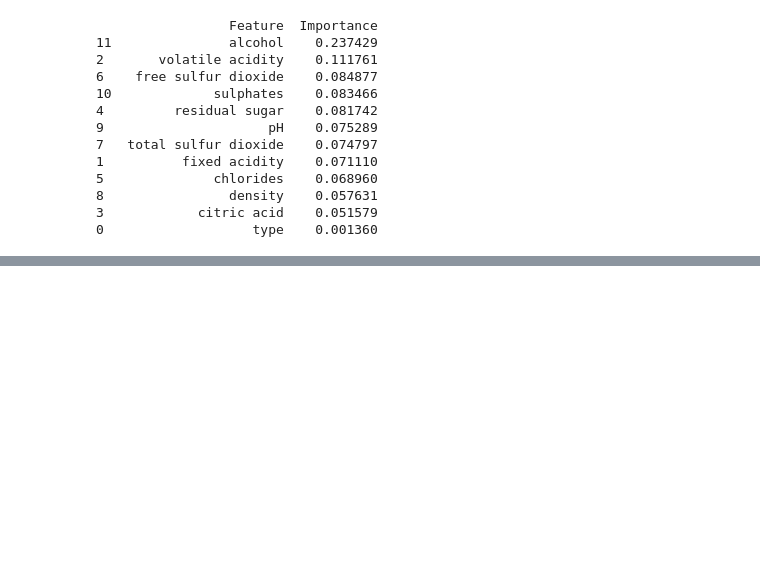
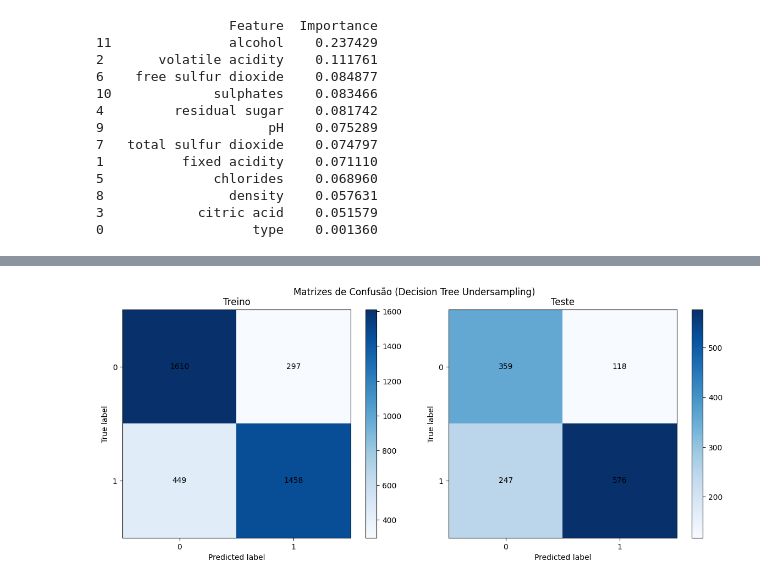
Before and after one commit to BMateusSs/Projeto-PSI3, a Jupyter notebook: decision_tree_wine_quality.ipynb, the cells around one changed output, grey strips where cells are left out. Cells and saved outputs as stored; diff of their text form; code cells hidden in the pictures; blank space fills up the shorter version.

```diff
--- a/decision_tree_wine_quality.ipynb
+++ b/decision_tree_wine_quality.ipynb
@@ -385,0 +468,5 @@ plotar_importancia_features(clf_tree_cw, X_train, "Decision Tree class_weight")
+# %%
+# Matrizes de Confusão
+plotar_matrizes_confusao(clf_tree_under, X_res, y_res, X_test, y_test, "Decision Tree Undersampling")
+# %% [output]
+[figure, added]
```
Also changed, not shown: parts of 11 cells of this notebook.
